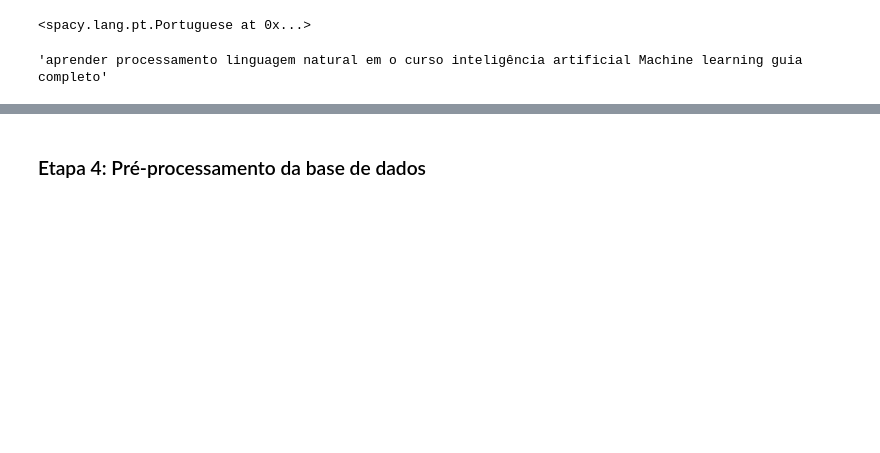
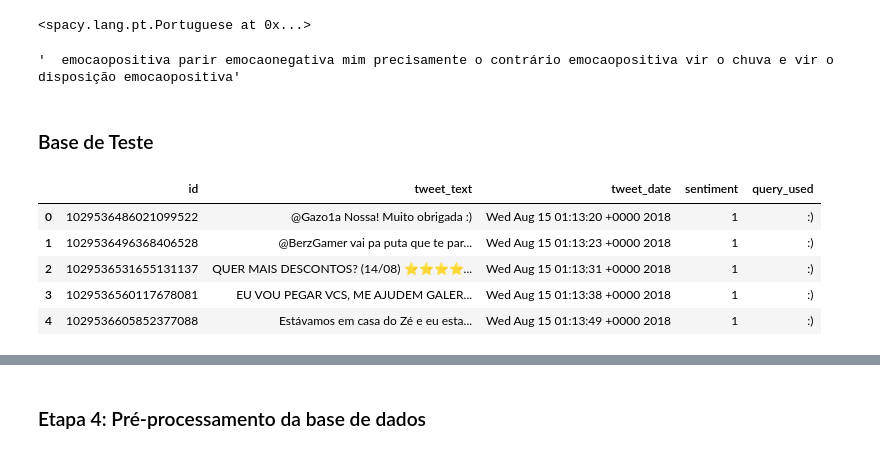
Before and after one commit to Joao-Inacio/IA_e_Machine_Learning, a Jupyter notebook: 1.2-Processamento_de_Linguagem_Natural/Classificacao_Texto_Twitter.ipynb, the cells around one changed output, grey strips where cells are left out. Saved outputs shown, nothing was run; the diff lists cells and outputs as text; code cells hidden in the pictures; blank space fills up the shorter version.

```diff
--- a/1.2-Processamento_de_Linguagem_Natural/Classificacao_Texto_Twitter.ipynb
+++ b/1.2-Processamento_de_Linguagem_Natural/Classificacao_Texto_Twitter.ipynb
@@ -72,9 +100,23 @@ def preprocessamento(texto):
     lista = ' '.join([str(elemento) for elemento in lista if not elemento.isdigit()])
 
     return lista
-# %%
-# testando a função
-teste = 'Estou aprendendo processamento de linguagem natural, no curso Inteligência Artificial e Machine Learning: O Guia Completo'
-preprocessamento(teste)
-# %% [output]
-'aprender processamento linguagem natural em o curso inteligência artificial Machine learning guia completo'
+# %%
+# testando a função
+texto_teste = '@behin_d_curtain :D Para :( mim, http://www.iaexpert.com.br é precisamente o contrário :) Vem a chuva e vem a boa disposição :)'
+resultado = preprocessamento(texto_teste)
+resultado
+# %% [output]
+'  emocaopositiva parir emocaonegativa mim precisamente o contrário emocaopositiva vir o chuva e vir o disposição emocaopositiva'
+# %% [markdown]
+### Base de Teste
+# %%
+# Base de teste
+bd_test = pd.read_csv('./data/Test.csv', sep=';')
+bd_test.head()
+# %% [output]
+|  | id | tweet_text | tweet_date | sentiment | query_used |
+| 0 | 1029536486021099522 | @Gazo1a Nossa! Muito obrigada :) | Wed Aug 15 01:13:20 +0000 2018 | 1 | :) |
+| 1 | 1029536496368406528 | @BerzGamer vai pa puta que te par... | Wed Aug 15 01:13:23 +0000 2018 | 1 | :) |
+| 2 | 1029536531655131137 | QUER MAIS DESCONTOS? (14/08) ⭐⭐⭐⭐... | Wed Aug 15 01:13:31 +0000 2018 | 1 | :) |
+| 3 | 1029536560117678081 | EU VOU PEGAR VCS, ME AJUDEM GALER... | Wed Aug 15 01:13:38 +0000 2018 | 1 | :) |
+| 4 | 1029536605852377088 | Estávamos em casa do Zé e eu esta... | Wed Aug 15 01:13:49 +0000 2018 | 1 | :) |
```
Also changed, not shown: parts of 22 cells of this notebook, 10 other files.
